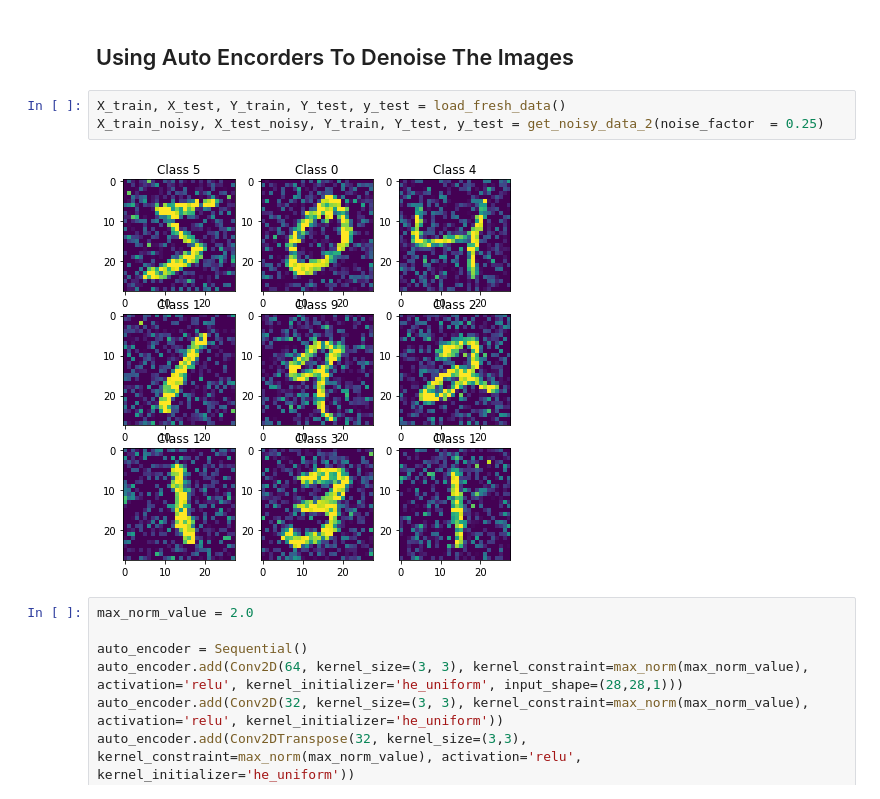
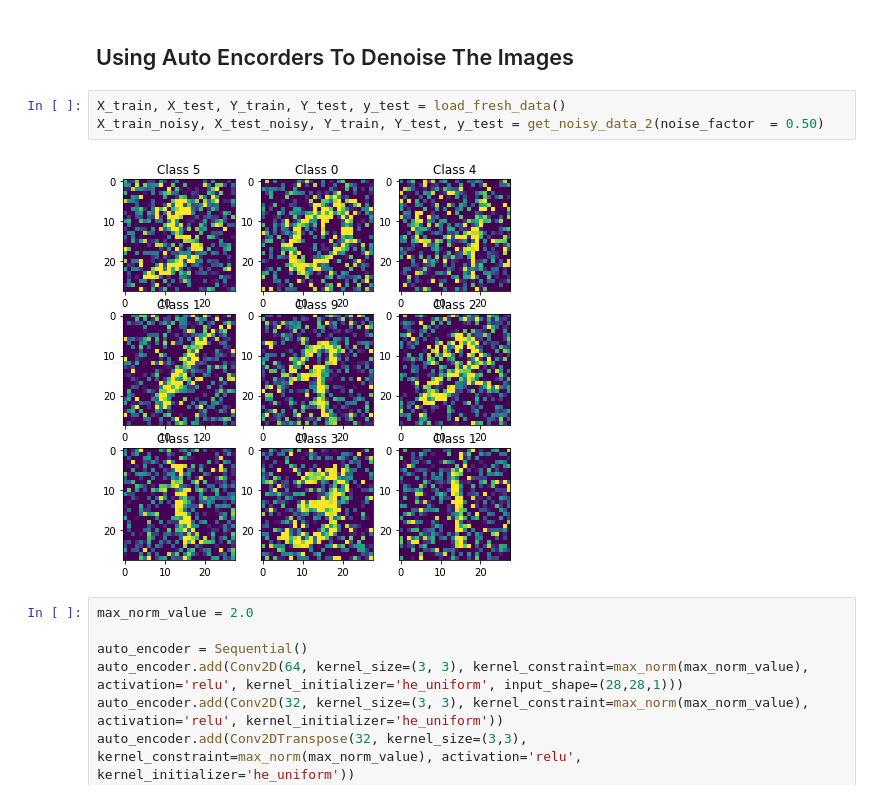
Before and after one commit to JMIsham/MNIST-NN, a Jupyter notebook: 3.py.ipynb, the cells around one changed output. Drawn from its saved outputs; the diff is of its cells as text.

Commit message:
add noice factor to 0.5 to reduce the 2.py accuracy

```diff
--- a/3.py.ipynb
+++ b/3.py.ipynb
@@ -87,9 +87,9 @@ def plot_correct_and_incorrect(predicted_classes, correct_indices, incorrect_ind
 ## Using Auto Encorders To Denoise The Images
 # %%
 X_train, X_test, Y_train, Y_test, y_test = load_fresh_data()
-X_train_noisy, X_test_noisy, Y_train, Y_test, y_test = get_noisy_data_2(noise_factor  = 0.25)
+X_train_noisy, X_test_noisy, Y_train, Y_test, y_test = get_noisy_data_2(noise_factor  = 0.50)
 # %% [output]
-[figure, old version]
+[figure, new version]
 # %%
 max_norm_value = 2.0
 
```
Also changed, not shown: parts of 3 cells of this notebook, 1 other file.
